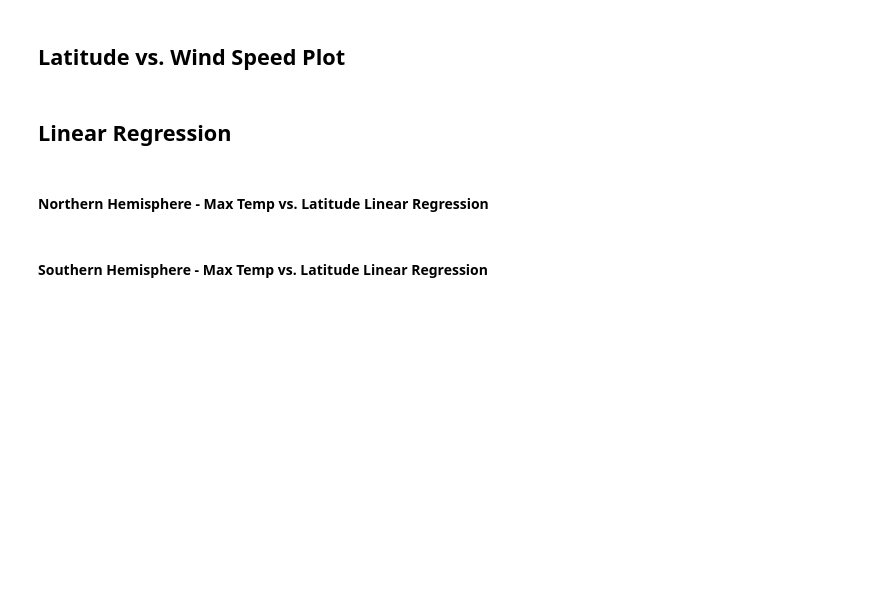
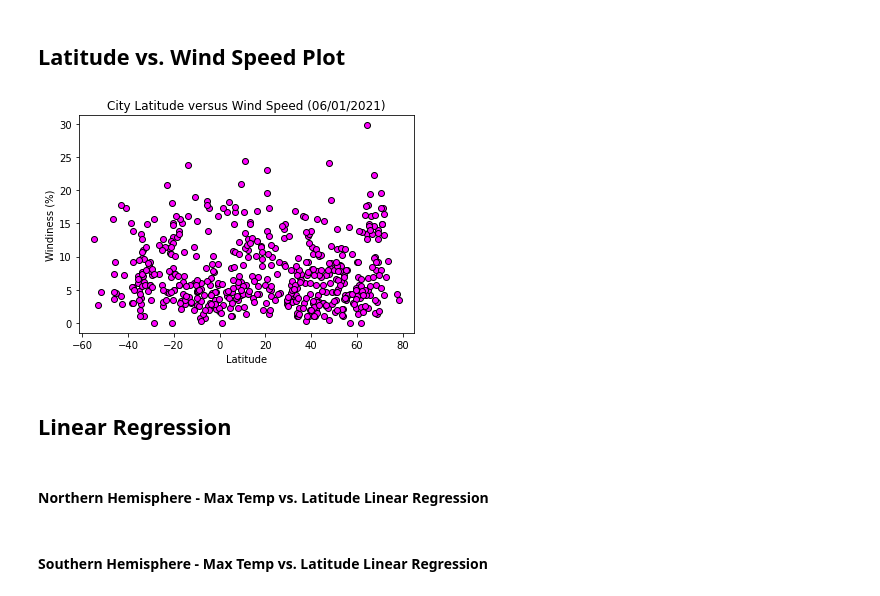
Before and after one commit to jmgeo/API-Challenge, a Jupyter notebook: starter_code/WeatherPy.ipynb, the cells around one changed output. Saved outputs shown, nothing was run; the diff lists cells and outputs as text; code cells hidden in the pictures; blank space fills up the shorter version.

```diff
--- a/starter_code/WeatherPy.ipynb
+++ b/starter_code/WeatherPy.ipynb
@@ -266,11 +266,13 @@ plt.savefig("../Images/Lat_v_Cloud.png")
 # %%
 #ctrl+c ctrl+v
 ##make sure to change output .png name and date
-plt.scatter(weather_df['Latitude'], weather_df['Wind Speed'], color="slategrey", edgecolor="black")
+plt.scatter(weather_df['Latitude'], weather_df['Wind Speed'], color="fuchsia", edgecolor="black")
 
-plt.title("City Latitude versus Humidity (06/01/2021)")
+plt.title("City Latitude versus Wind Speed (06/01/2021)")
 plt.xlabel("Latitude")
-plt.ylabel("Cloudiness (%)")
-plt.savefig("../Images/Lat_v_Cloud.png")
+plt.ylabel("Windiness (%)")
+plt.savefig("../Images/Lat_v_Wind.png")
+# %% [output]
+[figure, added]
 # %% [markdown]
 ## Linear Regression
```
Also changed, not shown: parts of 2 cells of this notebook.
